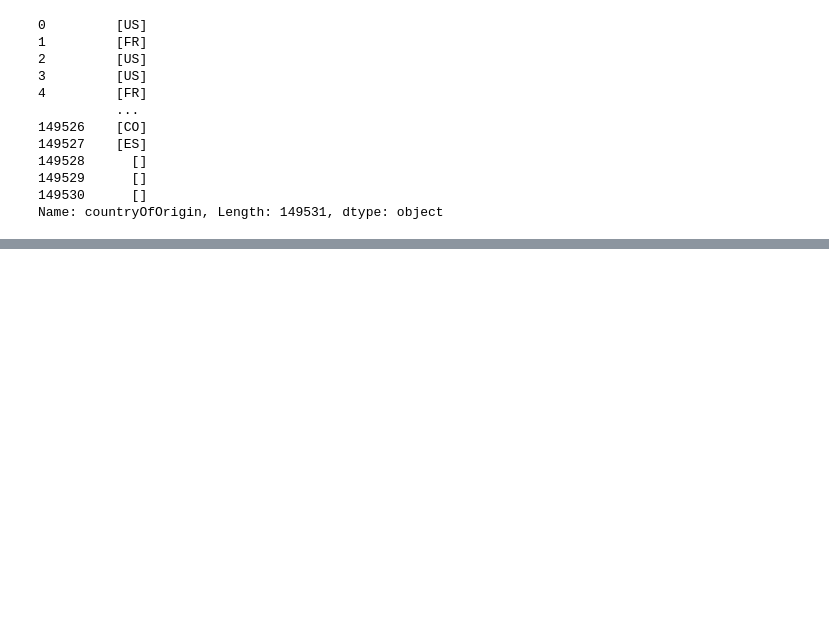
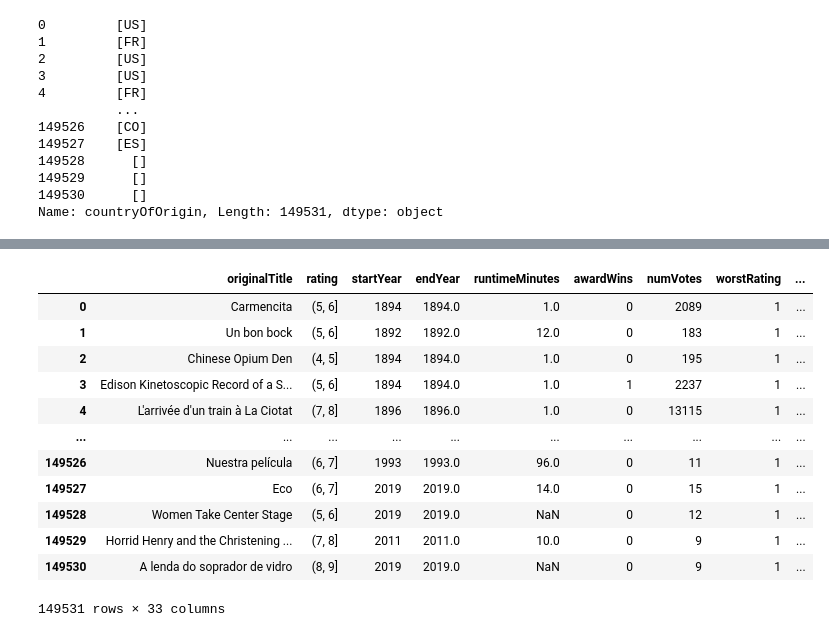
Before and after one commit to ChefBB/dm2_project, a Jupyter notebook: understanding_bruno.ipynb, the cells around one changed output, grey strips where cells are left out. Saved outputs shown, nothing was run; the diff lists cells and outputs as text; code cells hidden in the pictures; blank space fills up the shorter version.

```diff
--- a/understanding_bruno.ipynb
+++ b/understanding_bruno.ipynb
@@ -864,3 +864,7 @@ df['countryOfOrigin']
 149529      []
 149530      []
 Name: countryOfOrigin, Length: 149531, dtype: object
+# %%
+from support.df_init import init
+
+df = init()
@@ -866,0 +911,18 @@ Name: countryOfOrigin, Length: 149531, dtype: object
+# %%
+df['genres'] = df['genres'].apply(lambda genres_list: [genre for genre in genres_list if genre != '\\N'])
+# %%
+df
+# %% [output]
+|  | originalTitle | rating | startYear | endYear | runtimeMinutes | awardWins | numVotes | worstRating | ... |
+| 0 | Carmencita | (5, 6] | 1894 | 1894.0 | 1.0 | 0 | 2089 | 1 | ... |
+| 1 | Un bon bock | (5, 6] | 1892 | 1892.0 | 12.0 | 0 | 183 | 1 | ... |
+| 2 | Chinese Opium Den | (4, 5] | 1894 | 1894.0 | 1.0 | 0 | 195 | 1 | ... |
+| 3 | Edison Kinetoscopic Record of a S... | (5, 6] | 1894 | 1894.0 | 1.0 | 1 | 2237 | 1 | ... |
+| 4 | L'arrivée d'un train à La Ciotat | (7, 8] | 1896 | 1896.0 | 1.0 | 0 | 13115 | 1 | ... |
+| ... | ... | ... | ... | ... | ... | ... | ... | ... | ... |
+| 149526 | Nuestra película | (6, 7] | 1993 | 1993.0 | 96.0 | 0 | 11 | 1 | ... |
+| 149527 | Eco | (6, 7] | 2019 | 2019.0 | 14.0 | 0 | 15 | 1 | ... |
+| 149528 | Women Take Center Stage | (5, 6] | 2019 | 2019.0 | NaN | 0 | 12 | 1 | ... |
+| 149529 | Horrid Henry and the Christening ... | (7, 8] | 2011 | 2011.0 | 10.0 | 0 | 9 | 1 | ... |
+| 149530 | A lenda do soprador de vidro | (8, 9] | 2019 | 2019.0 | NaN | 0 | 9 | 1 | ... |
+149531 rows × 33 columns
```
Also changed, not shown: parts of 4 cells of this notebook, 7 other files.
